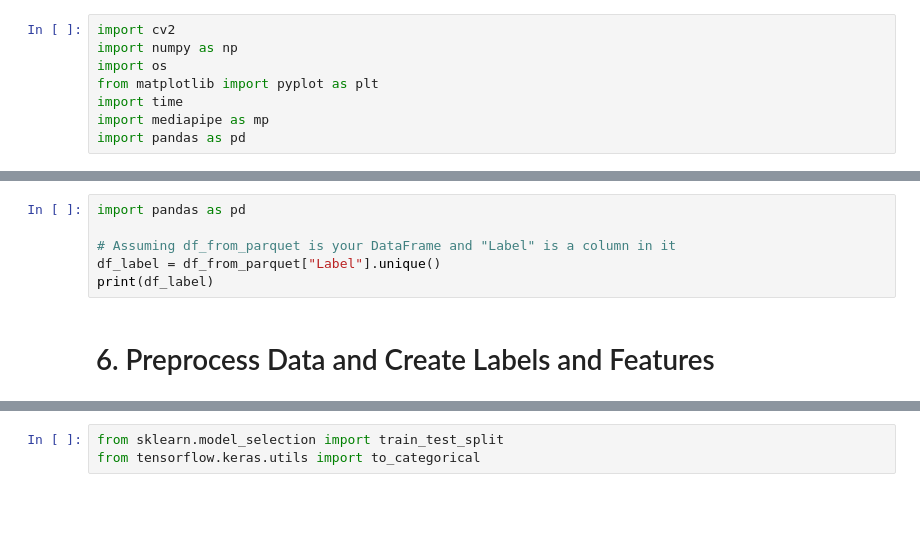
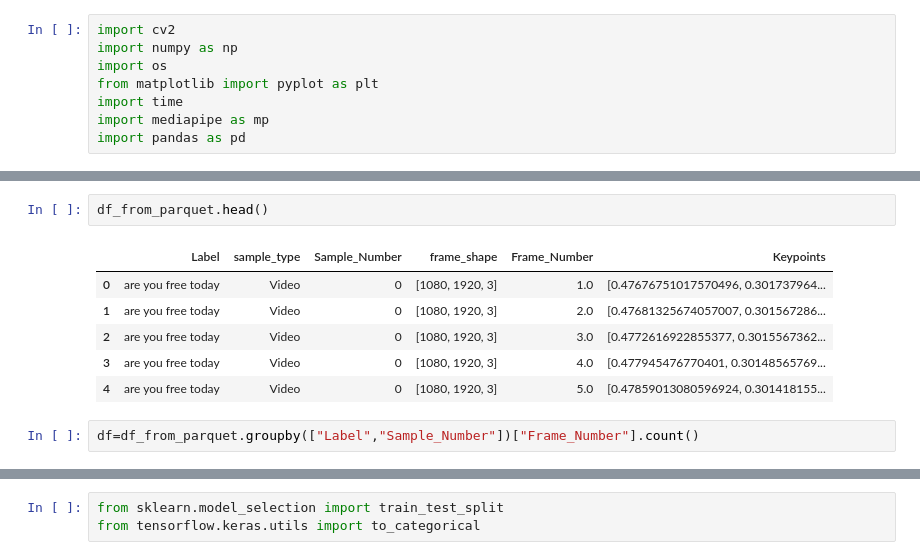
Before and after one commit to ranjan336/ISL_Pose_MediaPipe, a Jupyter notebook: Project/ISL/Model_Train_ISL.ipynb, the cells around one changed output, grey strips where cells are left out. Cells and saved outputs as stored; diff of their text form; blank space fills up the shorter version.

```diff
--- a/Project/ISL/Model_Train_ISL.ipynb
+++ b/Project/ISL/Model_Train_ISL.ipynb
@@ -210,8 +128,11 @@ keypoints_arrays
-# %%
-import pandas as pd
-
-# Assuming df_from_parquet is your DataFrame and "Label" is a column in it
-df_label = df_from_parquet["Label"].unique()
-print(df_label)
-# %% [markdown]
-# 6. Preprocess Data and Create Labels and Features
+# %%
+df_from_parquet.head()
+# %% [output]
+|  | Label | sample_type | Sample_Number | frame_shape | Frame_Number | Keypoints |
+| 0 | are you free today | Video | 0 | [1080, 1920, 3] | 1.0 | [0.47676751017570496, 0.301737964... |
+| 1 | are you free today | Video | 0 | [1080, 1920, 3] | 2.0 | [0.47681325674057007, 0.301567286... |
+| 2 | are you free today | Video | 0 | [1080, 1920, 3] | 3.0 | [0.4772616922855377, 0.3015567362... |
+| 3 | are you free today | Video | 0 | [1080, 1920, 3] | 4.0 | [0.477945476770401, 0.30148565769... |
+| 4 | are you free today | Video | 0 | [1080, 1920, 3] | 5.0 | [0.47859013080596924, 0.301418155... |
+# %%
+df=df_from_parquet.groupby(["Label","Sample_Number"])["Frame_Number"].count()
```
Also changed, not shown: parts of 46 cells of this notebook, 1 other file.
